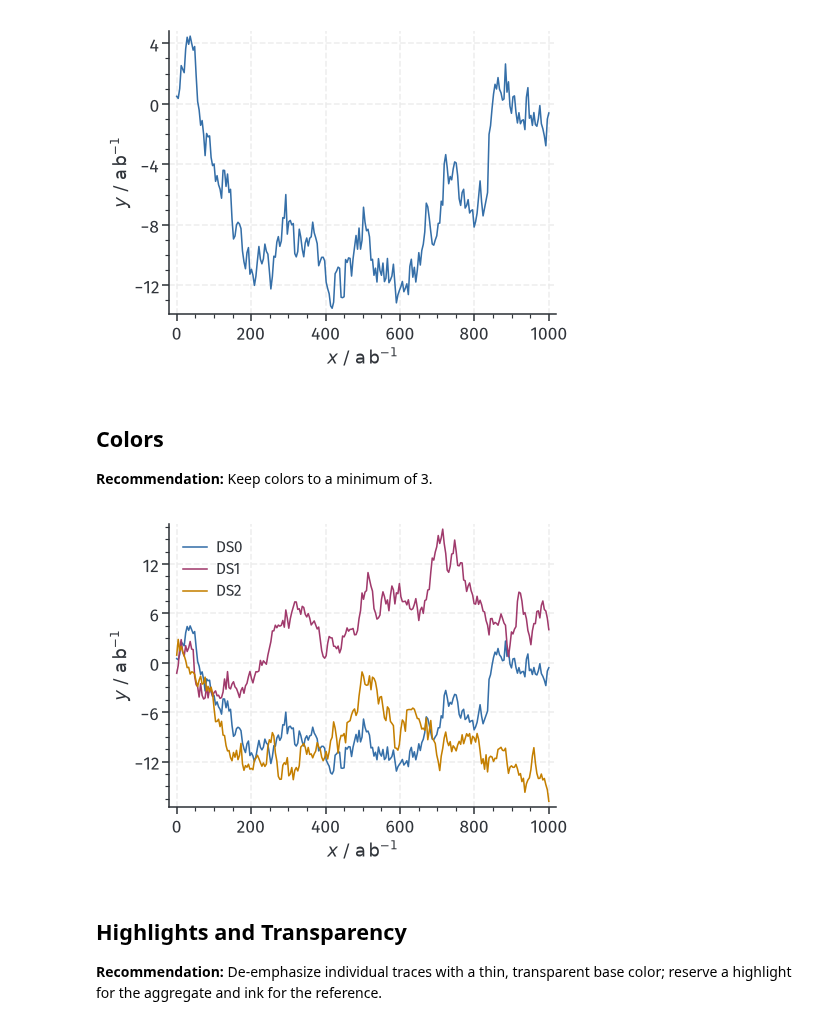
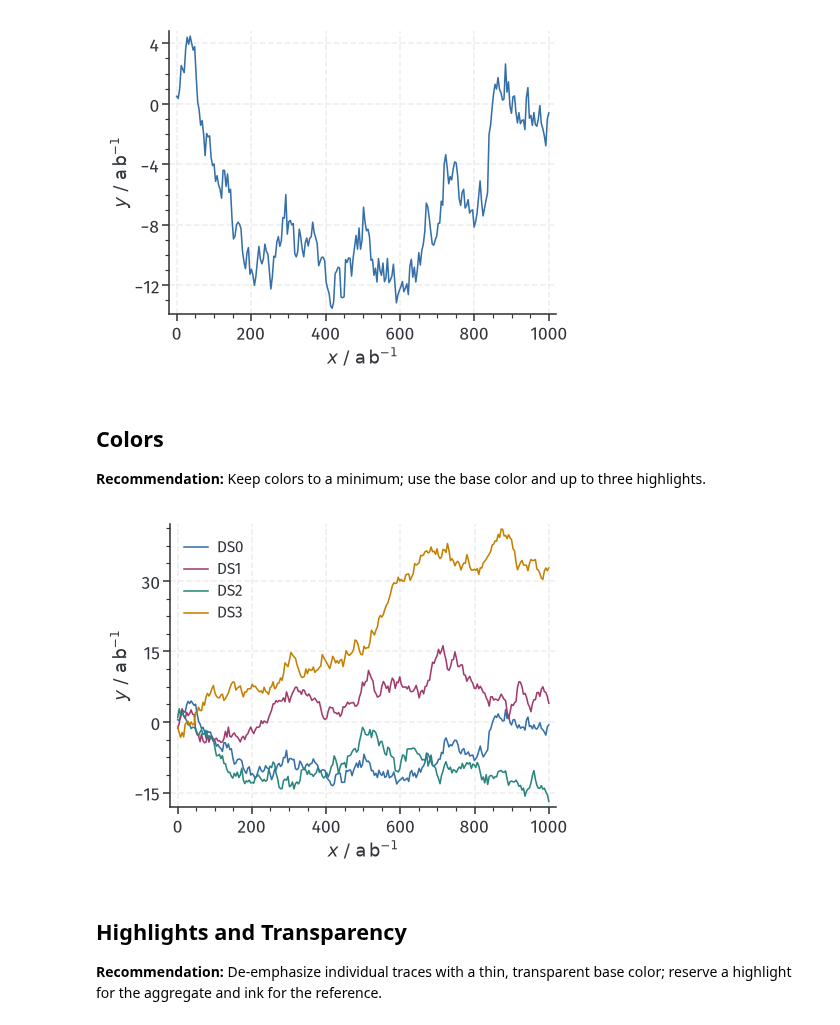
Before and after one commit to mvondomaros-lab/mvdlib, a Jupyter notebook: examples/plots.ipynb, the cells around one changed output. Drawn from its saved outputs; the diff is of its cells as text; code cells hidden in the pictures.

Commit message:
Release v0.21.0 with a third highlight color

```diff
--- a/examples/plots.ipynb
+++ b/examples/plots.ipynb
@@ -44,26 +45,26 @@ plt.show()
 # %% [markdown]
 ## Colors
 
-**Recommendation:** Keep colors to a minimum of 3.
+**Recommendation:** Keep colors to a minimum; use the base color and up to three highlights.
 # %%
 np.random.seed(42)
-n = 3
+n = len(LINES)
 x = np.linspace(0.0, 1000, 250)
 y = [np.cumsum(np.random.randn(x.size)) for _ in range(n)]
 
 fig, ax = plt.subplots(1, 1, figsize=FIGSIZE())
 for i in range(n):
     ax.plot(x, y[i], color=LINES[i], label=f"DS{i}")
 
 ax.legend()
 ax.set_xlabel(r"$x\ /\ \mathsf{a\,b^{-1}}$")
 ax.set_ylabel(r"$y\ /\ \mathsf{a\,b^{-1}}$")
 ax.xaxis.set_major_locator(plt.MaxNLocator(6))
 ax.yaxis.set_major_locator(plt.MaxNLocator(6))
 
 plt.show()
 # %% [output]
-[figure, old version]
+[figure, new version]
 # %% [markdown]
 ## Highlights and Transparency
 
```
Also changed, not shown: parts of 1 cell of this notebook, 7 other files.
